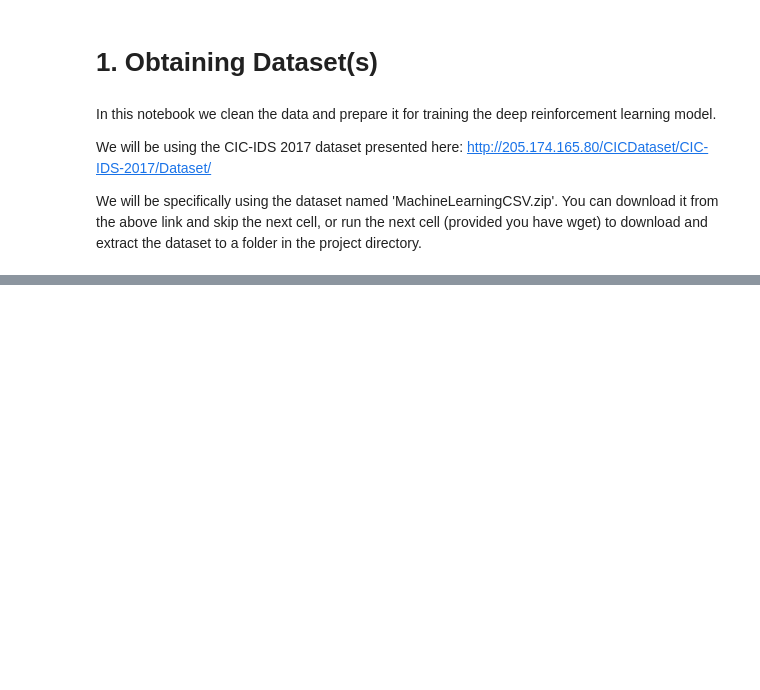
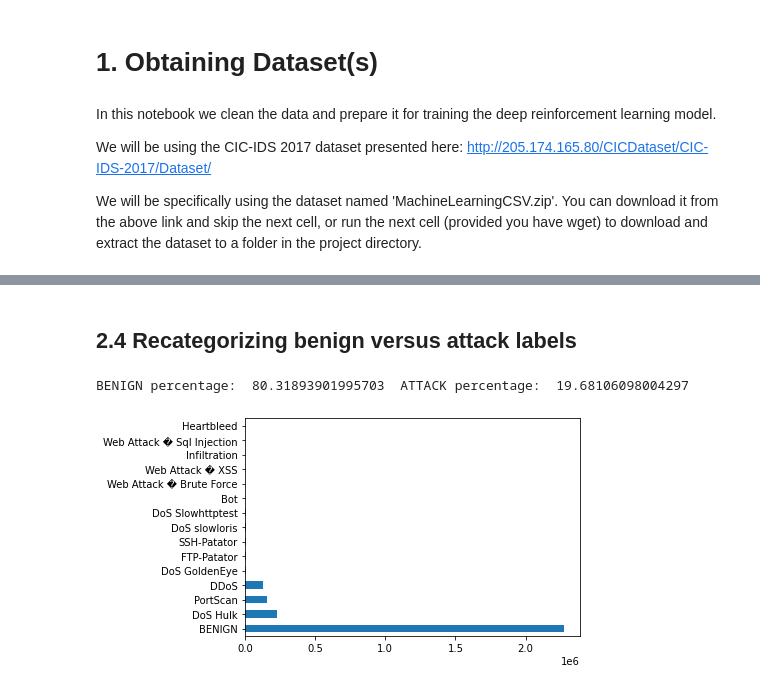
Before and after one commit to Scorks/GAN_DRL_IDS, a Jupyter notebook: src/preprocessing.ipynb, the cells around one changed output, grey strips where cells are left out. Drawn from its saved outputs; the diff is of its cells as text; code cells hidden in the pictures; blank space fills up the shorter version.

```diff
--- a/src/preprocessing.ipynb
+++ b/src/preprocessing.ipynb
@@ -47,0 +45,15 @@ df.reset_index(drop=True, inplace=True)
+# %%
+pd.set_option("display.max_columns", None) # we want to view all columns when printing
+
+files = os.listdir("dataset/MachineLearningCVE/")
+
+df = pd.read_csv(os.path.join("dataset/MachineLearningCVE/", files[0]))
+
+for file in os.listdir("dataset/MachineLearningCVE/")[1:]:
+    print(file)
+    d = pd.read_csv(os.path.join("dataset/MachineLearningCVE/", file))
+    df = pd.concat([df, d], axis=0)
+
+del d # freeing up some space from memory
+
+df.reset_index(drop=True, inplace=True)
@@ -47,0 +70,8 @@ df.reset_index(drop=True, inplace=True)
+# %%
+# removing whitespace and converting to lowercase
+
+df.columns = df.columns.str.lower()
+df.columns = df.columns.str.lstrip()
+df.columns = df.columns.str.replace(' ','_')
+
+df.columns
@@ -47,0 +100,7 @@ df.reset_index(drop=True, inplace=True)
+# %%
+df = df.drop('destination_port', axis=1) # destination port is not a relevant feature for our model to learn on
+df = df.drop('fwd_header_length.1', axis=1) # idential to fwd_header_length, so we can remove this one
+df = df.loc[:, (df != 0).any(axis=0)] # removing all columns where all values are 0
+
+stats = df.describe()
+stats
@@ -47,0 +138,5 @@ df.reset_index(drop=True, inplace=True)
+# %%
+df.replace(np.inf, np.nan, inplace=True) # replacing all inf values with null
+
+df.dropna(inplace=True) # drop all rows with null values
+df.reset_index(inplace=True, drop=True)
@@ -47,0 +156,10 @@ df.reset_index(drop=True, inplace=True)
+# %% [markdown]
+## 2.4 Recategorizing benign versus attack labels
+# %%
+df.label.value_counts().plot.barh()
+benign_percentage = len(df[df.label == 'BENIGN'])/len(df.index)*100
+attack_percentage = 100 - benign_percentage
+print("BENIGN percentage: ", benign_percentage, " ATTACK percentage: ", attack_percentage)
+# %% [output]
+BENIGN percentage:  80.31893901995703  ATTACK percentage:  19.68106098004297
+[figure, added]
```
Also changed, not shown: parts of 23 cells of this notebook.
